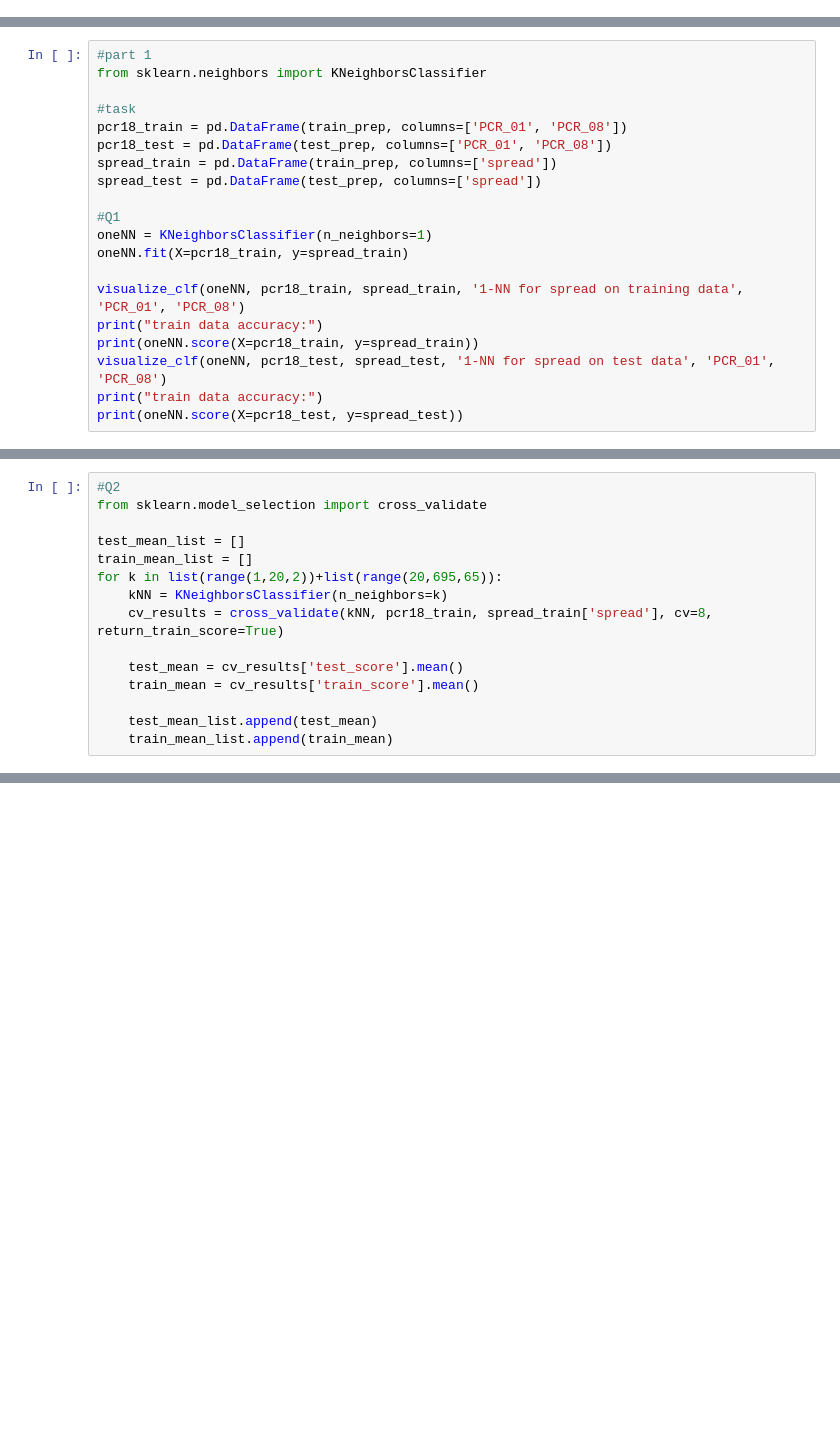
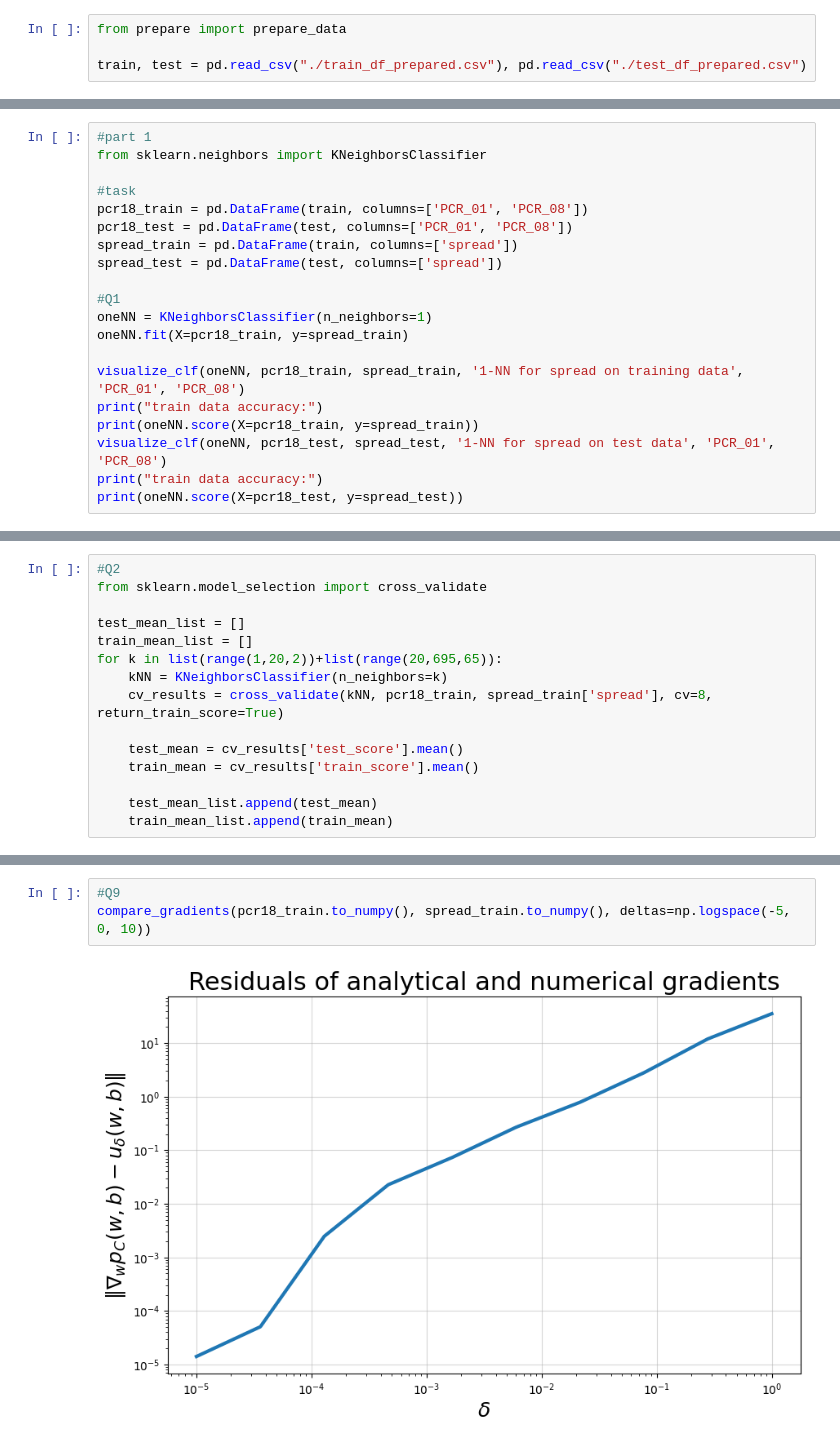
Before and after one commit to LocalTed/lomdot2, a Jupyter notebook: HW1_template.ipynb, the cells around one changed output, grey strips where cells are left out. Cells and saved outputs as stored; diff of their text form; blank space fills up the shorter version.

```diff
--- a/HW1_template.ipynb
+++ b/HW1_template.ipynb
@@ -22,3 +11,7 @@ dataset.shape
+# %%
+from prepare import prepare_data
+
+train, test = pd.read_csv("./train_df_prepared.csv"), pd.read_csv("./test_df_prepared.csv")
 # %%
 def visualize_clf(clf, X, Y, title,
                   xlabel, ylabel,
@@ -84,10 +77,10 @@ def visualize_clf(clf, X, Y, title,
 from sklearn.neighbors import KNeighborsClassifier
 
 #task
-pcr18_train = pd.DataFrame(train_prep, columns=['PCR_01', 'PCR_08'])
-pcr18_test = pd.DataFrame(test_prep, columns=['PCR_01', 'PCR_08'])
-spread_train = pd.DataFrame(train_prep, columns=['spread'])
-spread_test = pd.DataFrame(test_prep, columns=['spread'])
+pcr18_train = pd.DataFrame(train, columns=['PCR_01', 'PCR_08'])
+pcr18_test = pd.DataFrame(test, columns=['PCR_01', 'PCR_08'])
+spread_train = pd.DataFrame(train, columns=['spread'])
+spread_test = pd.DataFrame(test, columns=['spread'])
 
 #Q1
 oneNN = KNeighborsClassifier(n_neighbors=1)
@@ -153,0 +337,5 @@ train data accuracy:
+# %%
+#Q9
+compare_gradients(pcr18_train.to_numpy(), spread_train.to_numpy(), deltas=np.logspace(-5, 0, 10))
+# %% [output]
+[figure, added]
```
Also changed, not shown: parts of 8 cells of this notebook, 5 other files.
